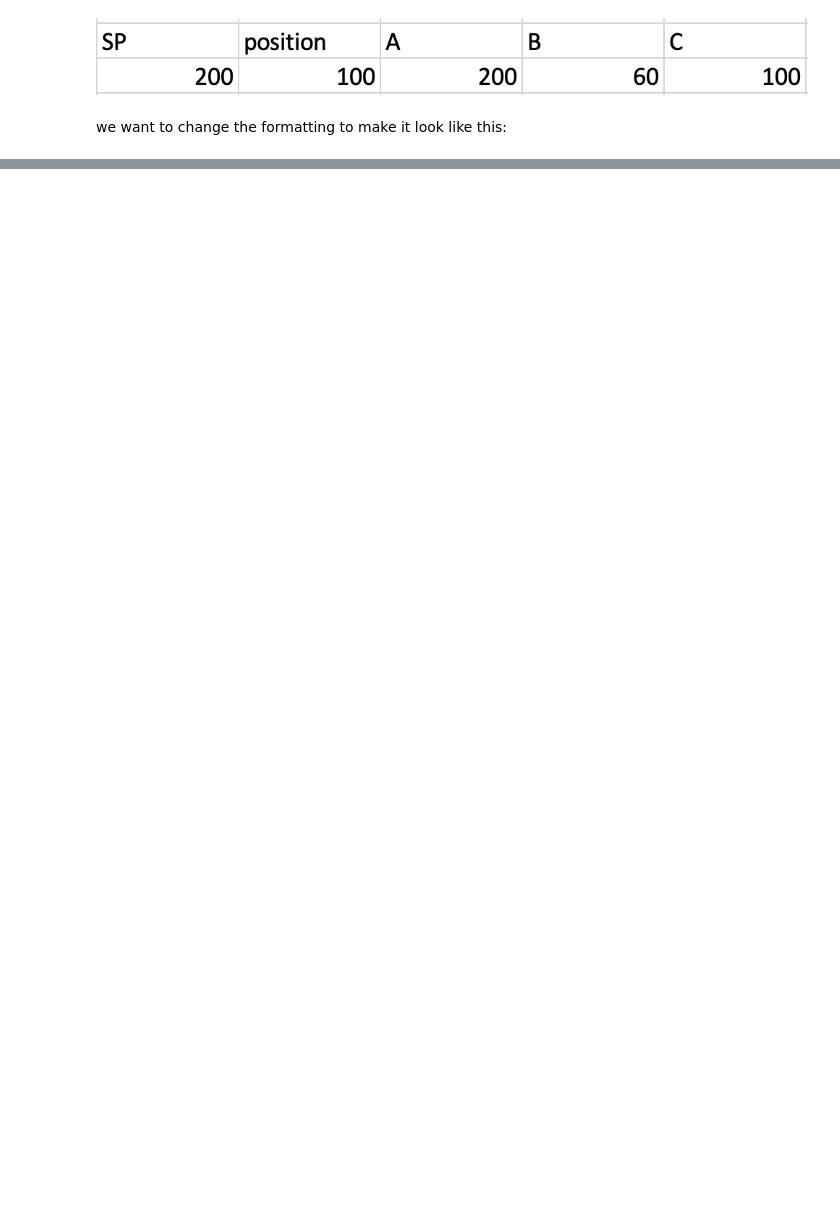
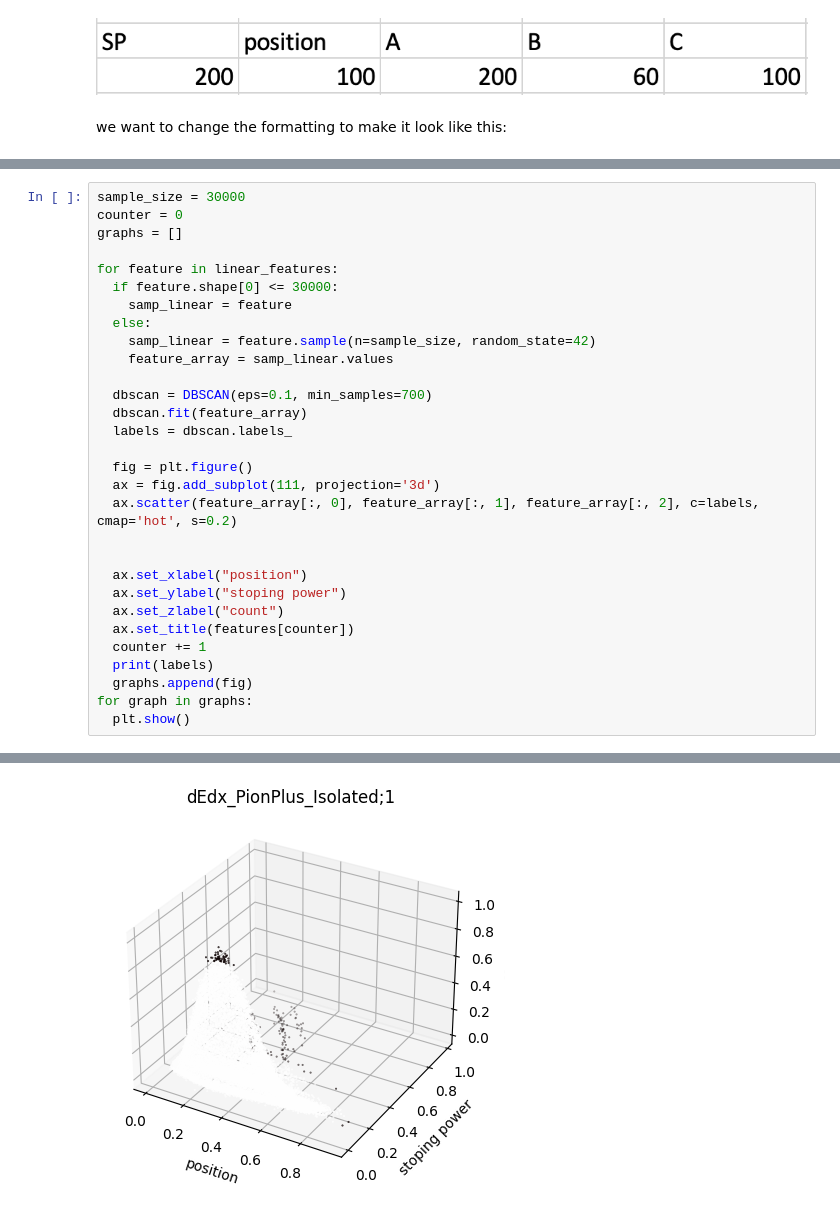
Before and after one commit to DaveStutler/G9, a Jupyter notebook: TEAM_FRIENDSHIP_PARTICLES_WOOOOO.ipynb, the cells around one changed output, grey strips where cells are left out. Cells and saved outputs as stored; diff of their text form; blank space fills up the shorter version.

```diff
--- a/TEAM_FRIENDSHIP_PARTICLES_WOOOOO.ipynb
+++ b/TEAM_FRIENDSHIP_PARTICLES_WOOOOO.ipynb
@@ -920,0 +1026,31 @@ def dimensional_reducer(df):
+# %%
+sample_size = 30000
+counter = 0
+graphs = []
+
+for feature in linear_features:
+  if feature.shape[0] <= 30000:
+    samp_linear = feature
+  else:
+    samp_linear = feature.sample(n=sample_size, random_state=42)
+    feature_array = samp_linear.values
+
+  dbscan = DBSCAN(eps=0.1, min_samples=700)
+  dbscan.fit(feature_array)
+  labels = dbscan.labels_
+
+  fig = plt.figure()
+  ax = fig.add_subplot(111, projection='3d')
+  ax.scatter(feature_array[:, 0], feature_array[:, 1], feature_array[:, 2], c=labels, cmap='hot', s=0.2)
+
+
+  ax.set_xlabel("position")
+  ax.set_ylabel("stoping power")
+  ax.set_zlabel("count")
+  ax.set_title(features[counter])
+  counter += 1
+  print(labels)
+  graphs.append(fig)
+for graph in graphs:
+  plt.show()
+# %% [output]
@@ -920,0 +1071 @@ def dimensional_reducer(df):
+[figure, added]
```
Also changed, not shown: parts of 11 cells of this notebook.
